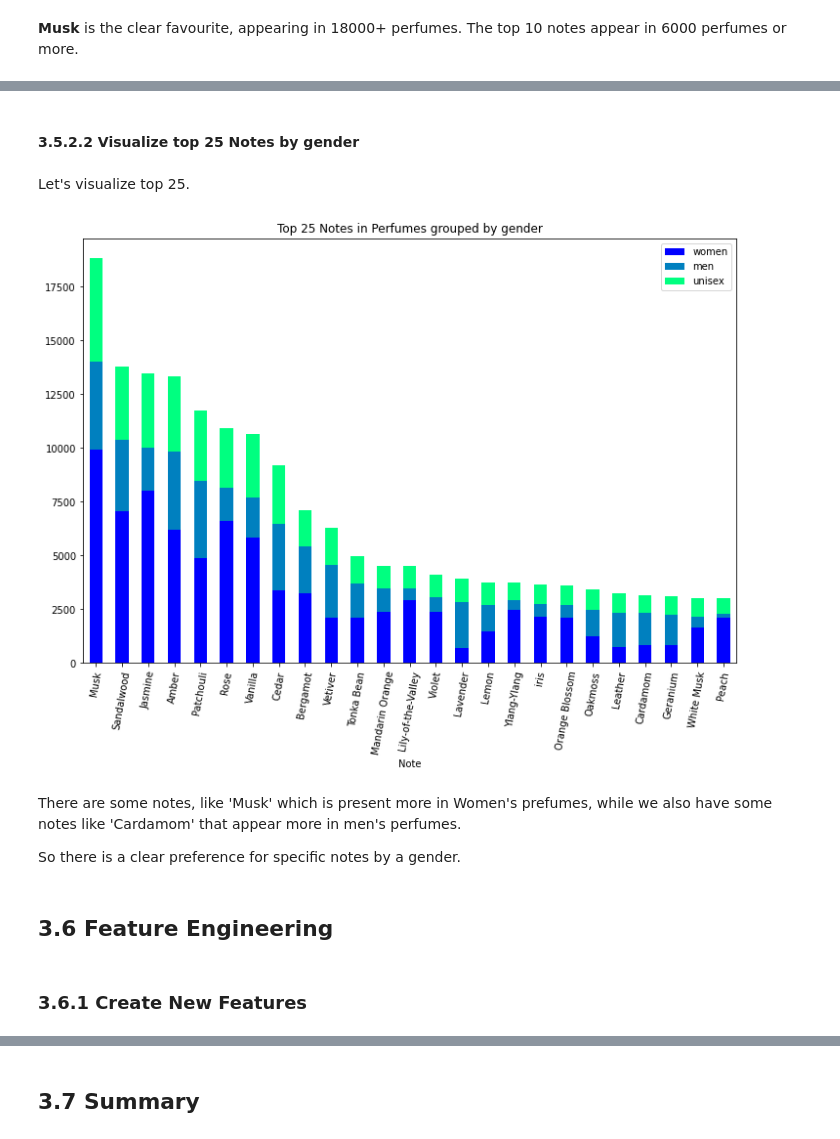
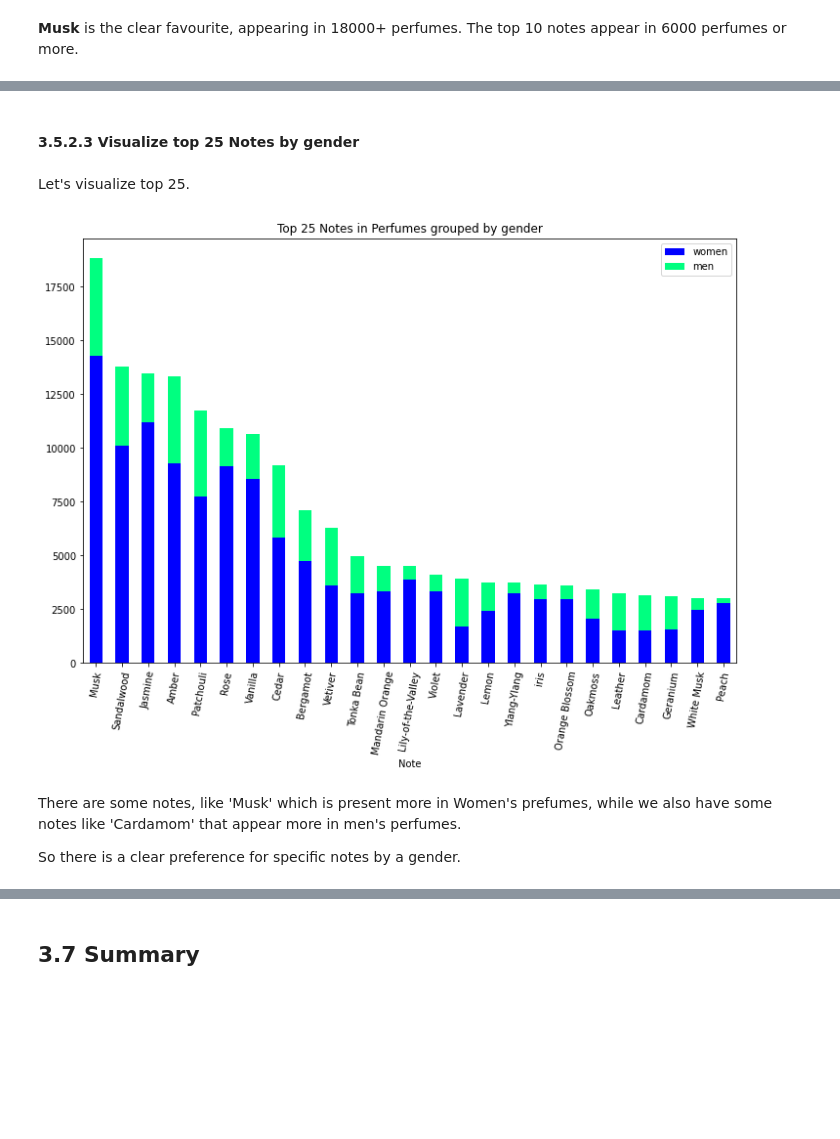
Before and after one commit to rporuthur/Springboard, a Jupyter notebook: SecondCapstone/notebook/3_EDA.ipynb, the cells around one changed output, grey strips where cells are left out. Saved outputs shown, nothing was run; the diff lists cells and outputs as text; code cells hidden in the pictures; blank space fills up the shorter version.

Commit message:
Restructured by moving feature engineering to Preprocessing

```diff
--- a/SecondCapstone/notebook/3_EDA.ipynb
+++ b/SecondCapstone/notebook/3_EDA.ipynb
@@ -143,0 +214,6 @@ Name: label, dtype: int64
+# %%
+# Remove unneccessary values to get distinct Notes
+df['top_notes'] = df['top_notes'].map(lambda x: re.sub(r'Top|Middle|Base|\d|\,nan|nan,|\(|\)', '', x), na_action='ignore')
+df['middle_notes'] = df['middle_notes'].map(lambda x: re.sub(r'Top|Middle|Base|\d|\,nan|nan,|\(|\)', '', x), na_action='ignore')
+df['base_notes'] = df['base_notes'].map(lambda x: re.sub(r'Top|Middle|Base|\d|\,nan|nan,|\(|\)', '', x), na_action='ignore')
+df['notes'] = df['notes'].map(lambda x: re.sub(r'Top|Middle|Base|\d|\,nan|nan,|\(|\)', '', x), na_action='ignore')
@@ -171,28 +295,19 @@ def get_count(label_count):
     else:
         count['men'] = 0
 
-    if 'unisex' in labels:
-        count['unisex'] = label_count['unisex']
-    else:
-        count['unisex'] = 0
-
     return count
 # %%
 women_count= []
 men_count= []
-unisex_count= []
 
 for note in notes_set:
     label_count = get_count(df.loc[df.notes_list.map(lambda x: True if note in x else False), 'label'].value_counts())
     women_count.append(label_count['women'])
     men_count.append(label_count['men'])
-    unisex_count.append(label_count['unisex'])
 
-note_count = pd.DataFrame({'note': list(notes_set), 'women': women_count, 'men': men_count, 'unisex': unisex_count})
-note_count ['total'] = note_count[['women', 'men', 'unisex']].sum(axis=1)
+note_count = pd.DataFrame({'note': list(notes_set), 'women': women_count, 'men': men_count})
+note_count ['total'] = note_count[['women', 'men']].sum(axis=1)
 note_count = note_count.sort_values(by='total', ascending=False).reset_index(drop=True)
-
-note_count.shape(25)
 
 #     plt.figure(figsize=(10,5))
 #     sns.countplot(x=subset_df.gender, hue=subset_df['label'])
@@ -252,0 +353,4 @@ final_notes.head(10)
+# %%
+final_notes.drop(1, inplace=True)
+final_notes.reset_index(inplace=True, drop=True)
+final_notes
@@ -253,20 +375,16 @@ final_notes.head(10)
 # %% [markdown]
-#### 3.5.2.2 Visualize top 25 Notes by gender<a id='3.5.2.2_Top_25_gender'></a>
+#### 3.5.2.3 Visualize top 25 Notes by gender<a id='3.5.2.3_Top_25_gender'></a>
 # %% [markdown]
 Let's visualize top 25.
 # %%
-final_notes.iloc[0:25, 0:4].set_index('note').plot(kind='bar', stacked=True, figsize=(12,8), colormap='winter')
+final_notes.iloc[0:25, 0:3].set_index('note').plot(kind='bar', stacked=True, figsize=(12,8), colormap='winter')
 plt.title('Top 25 Notes in Perfumes grouped by gender')
 plt.xticks(rotation=80)
 plt.xlabel('Note')
 plt.show();
 # %% [output]
-[figure, old version]
+[figure, new version]
 # %% [markdown]
 There are some notes, like 'Musk' which is present more in Women's prefumes, while we also have some notes like 'Cardamom' that appear more in men's perfumes.
 
 So there is a clear preference for specific notes by a gender.
-# %% [markdown]
-## 3.6 Feature Engineering<a id='3.6_Feature_Engineering'></a>
-# %% [markdown]
-### 3.6.1 Create New Features<a id='3.6.1_Create_Features'></a>
```
Also changed, not shown: parts of 86 cells of this notebook.
